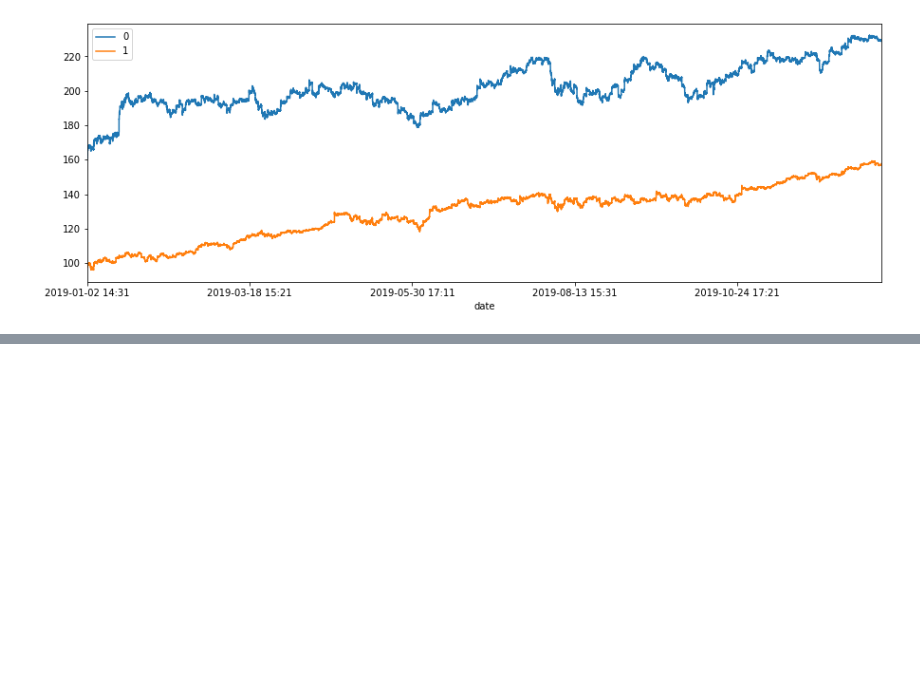
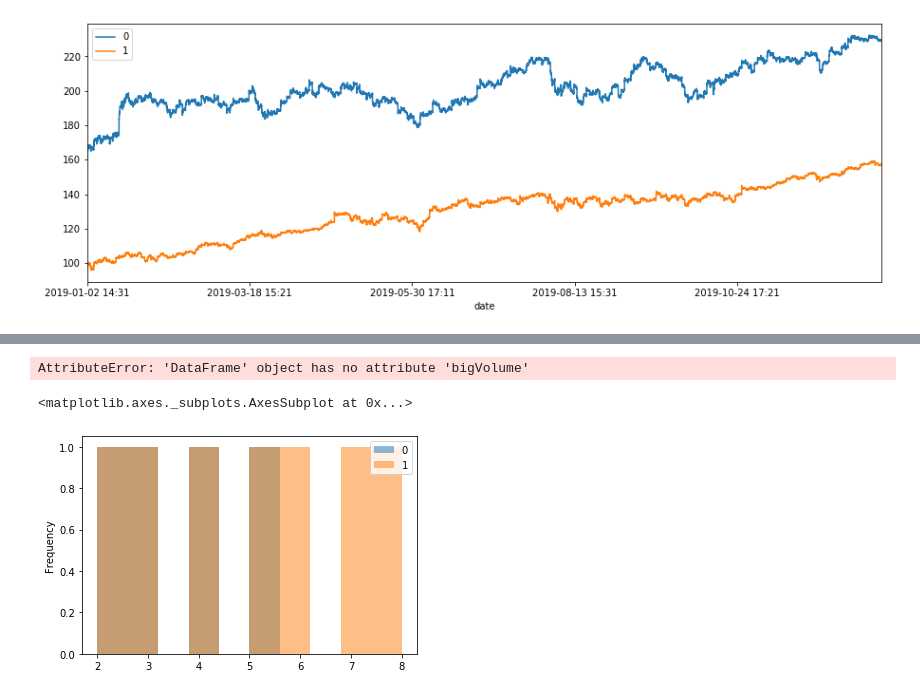
Before and after one commit to luisduque440/moneyManager, a Jupyter notebook: modeling/defining_a_target.ipynb, the cells around one changed output, grey strips where cells are left out. Cells and saved outputs as stored; diff of their text form; code cells hidden in the pictures; blank space fills up the shorter version.

```diff
--- a/modeling/defining_a_target.ipynb
+++ b/modeling/defining_a_target.ipynb
@@ -102,0 +148,4 @@ Name: difference, dtype: float64
+# %%
+df[df.bigVolume].target.value_counts().plot.bar()
+# %% [output]
+AttributeError: 'DataFrame' object has no attribute 'bigVolume'
@@ -102,0 +154,7 @@ Name: difference, dtype: float64
+# %%
+s1=pd.Series([2,3,4,5])
+s2=pd.Series([2,3,4,5,6,7,8])
+pd.concat([s1,s2], ignore_index=True, axis=1).plot.hist(bins=10, alpha=0.5)
+# %% [output]
+<matplotlib.axes._subplots.AxesSubplot at 0x...>
+[figure, added]
```
Also changed, not shown: parts of 9 cells of this notebook, 1 other file.
